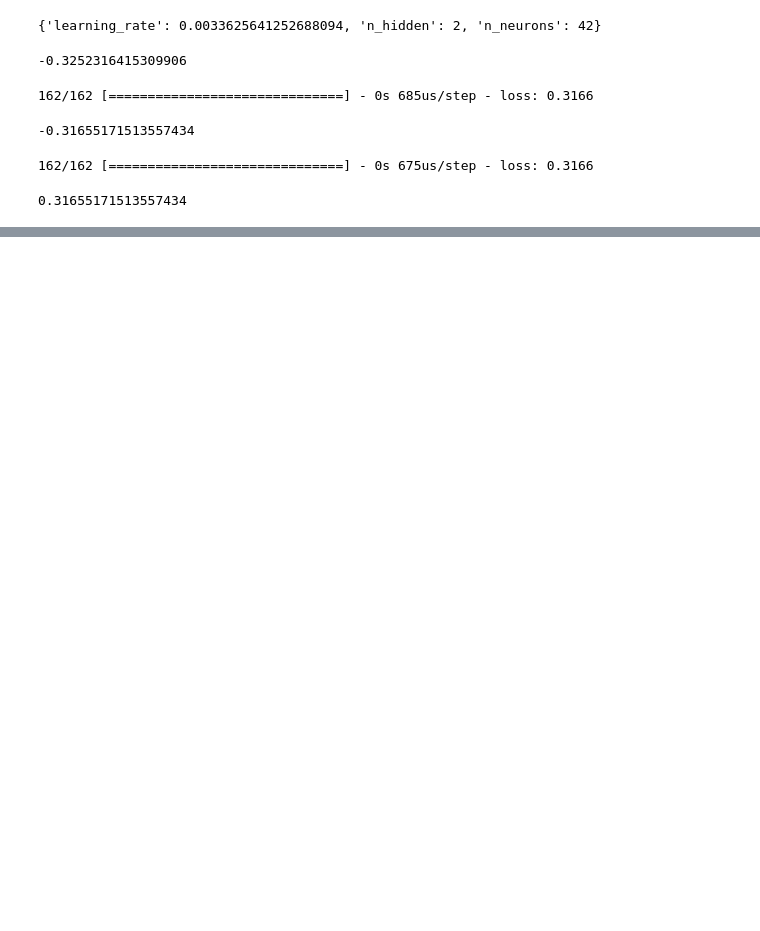
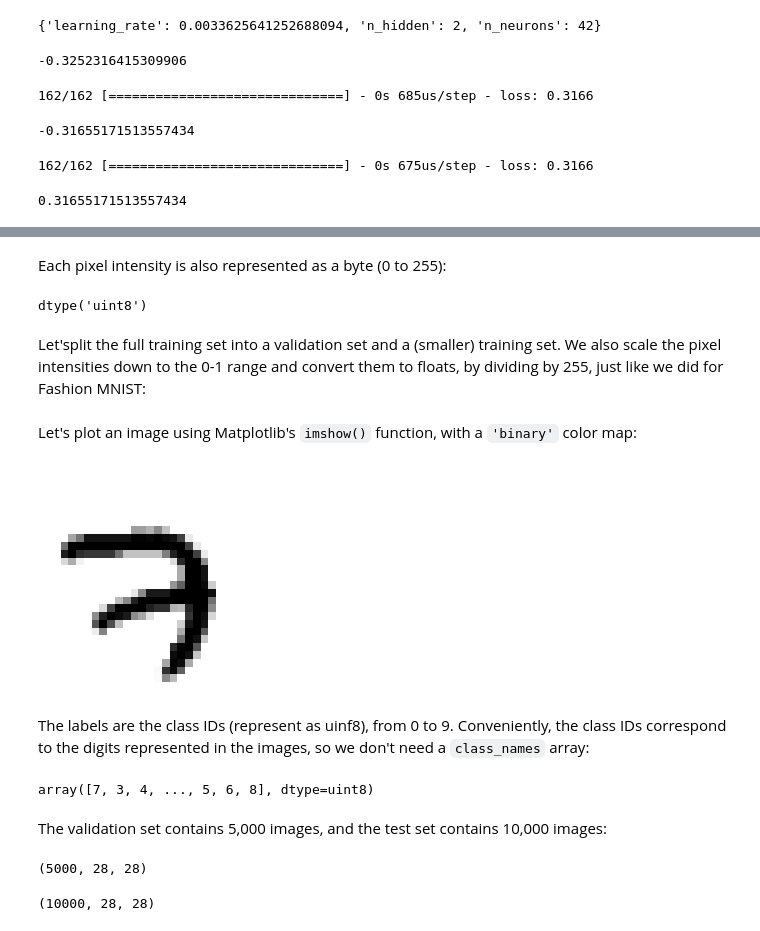
Before and after one commit to LegendaryKim/Hands-On-Machine-Learning-with-Scikit-Learn-Keras-TensorFlow-, a Jupyter notebook: 10_neural_nets_with_keras.ipynb, the cells around one changed output, grey strips where cells are left out. Saved outputs shown, nothing was run; the diff lists cells and outputs as text; code cells hidden in the pictures; blank space fills up the shorter version.

````diff
--- a/10_neural_nets_with_keras.ipynb
+++ b/10_neural_nets_with_keras.ipynb
@@ -1173,0 +1181,2 @@ model.evaluate(X_test, y_test)
+# %%
+(X_train_full, y_train_full), (X_test, y_test) = keras.datasets.mnist.load_data()
@@ -1173,0 +1189,36 @@ model.evaluate(X_test, y_test)
+# %% [markdown]
+Each pixel intensity is also represented as a byte (0 to 255):
+# %%
+X_train_full.dtype
+# %% [output]
+dtype('uint8')
+# %% [markdown]
+Let'split the full training set into a validation set and a (smaller) training set. We also scale the pixel intensities down to the 0-1 range and convert them to floats, by dividing by 255, just like we did for Fashion MNIST:
+# %%
+X_valid, X_train = X_train_full[:5000]/255., X_train_full[5000:]/255.
+y_valid, y_train = y_train_full[:5000], y_train_full[5000:]
+X_test = X_test /255.
+# %% [markdown]
+Let's plot an image using Matplotlib's ```imshow()``` function, with a ```'binary'``` color map:
+# %%
+plt.imshow(X_train[0], cmap='binary')
+plt.axis('off')
+plt.show()
+# %% [output]
+[figure, added]
+# %% [markdown]
+The labels are the class IDs (represent as uinf8), from 0 to 9. Conveniently, the class IDs correspond to the digits represented in the images, so we don't need a ```class_names``` array:
+# %%
+y_train
+# %% [output]
+array([7, 3, 4, ..., 5, 6, 8], dtype=uint8)
+# %% [markdown]
+The validation set contains 5,000 images, and the test set contains 10,000 images:
+# %%
+X_valid.shape
+# %% [output]
+(5000, 28, 28)
+# %%
+X_test.shape
+# %% [output]
+(10000, 28, 28)
````
Also changed, not shown: parts of 34 cells of this notebook.
